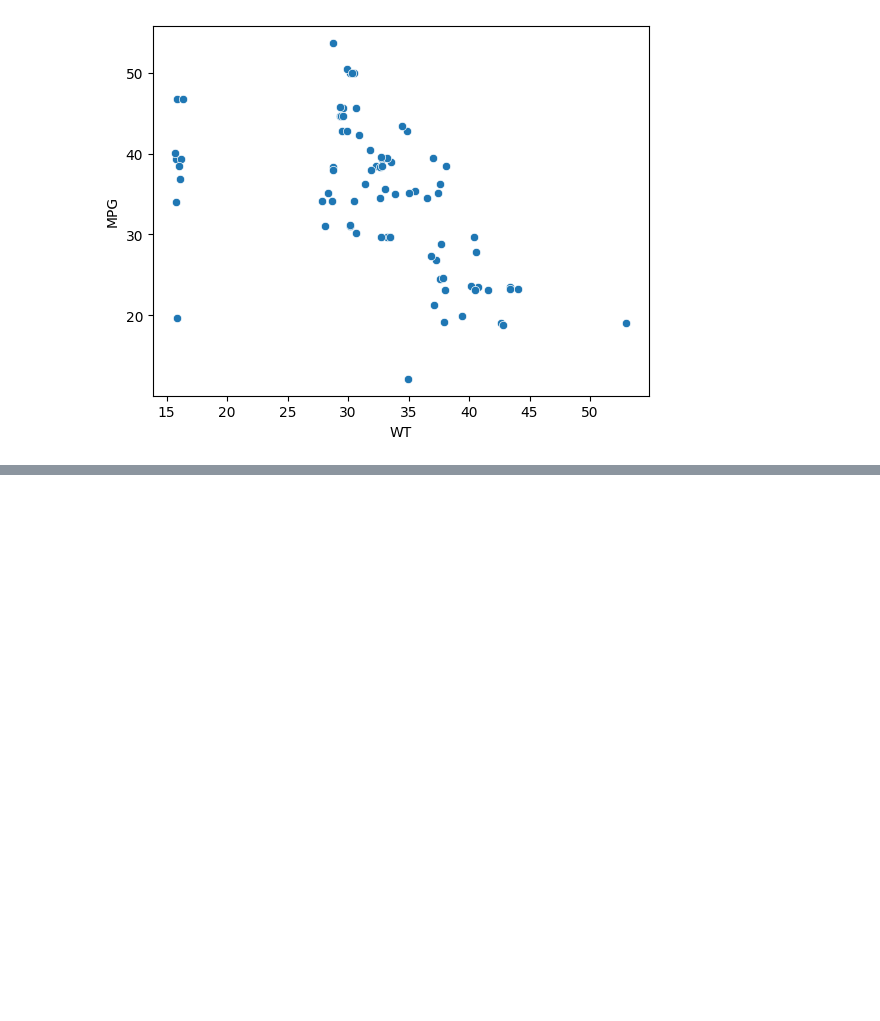
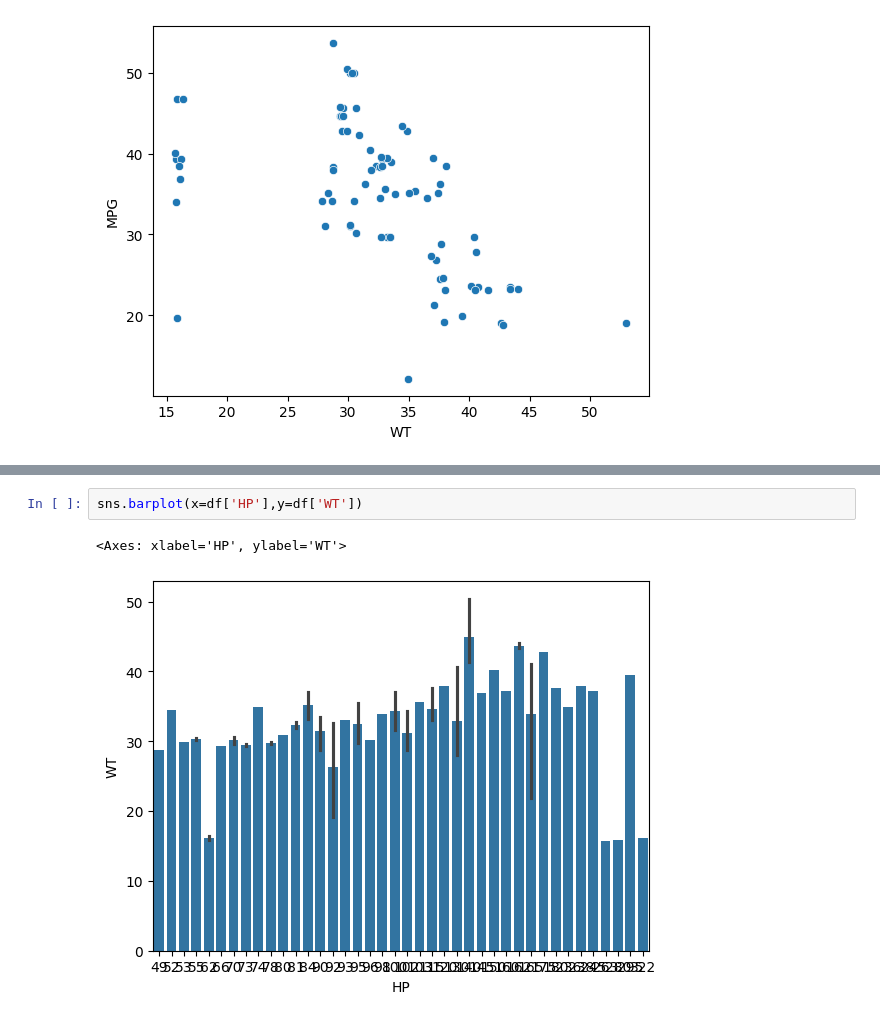
Before and after one commit to Rahul-Chandra-Karupakala/Python_codes, a Jupyter notebook: AD(5-2-25).ipynb, the cells around one changed output, grey strips where cells are left out. Cells and saved outputs as stored; diff of their text form; blank space fills up the shorter version.

```diff
--- a/AD(5-2-25).ipynb
+++ b/AD(5-2-25).ipynb
@@ -147,0 +162,5 @@ plt.show()
+# %%
+sns.barplot(x=df['HP'],y=df['WT'])
+# %% [output]
+<Axes: xlabel='HP', ylabel='WT'>
+[figure, added]
```
Also changed, not shown: parts of 9 cells of this notebook.
